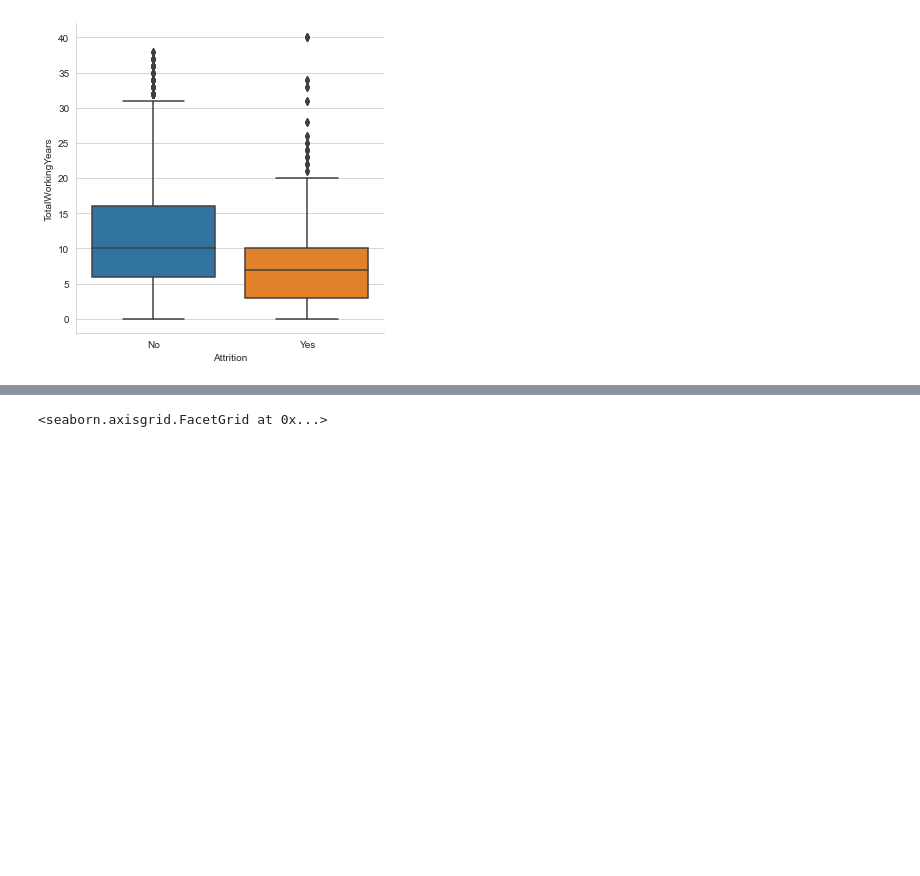
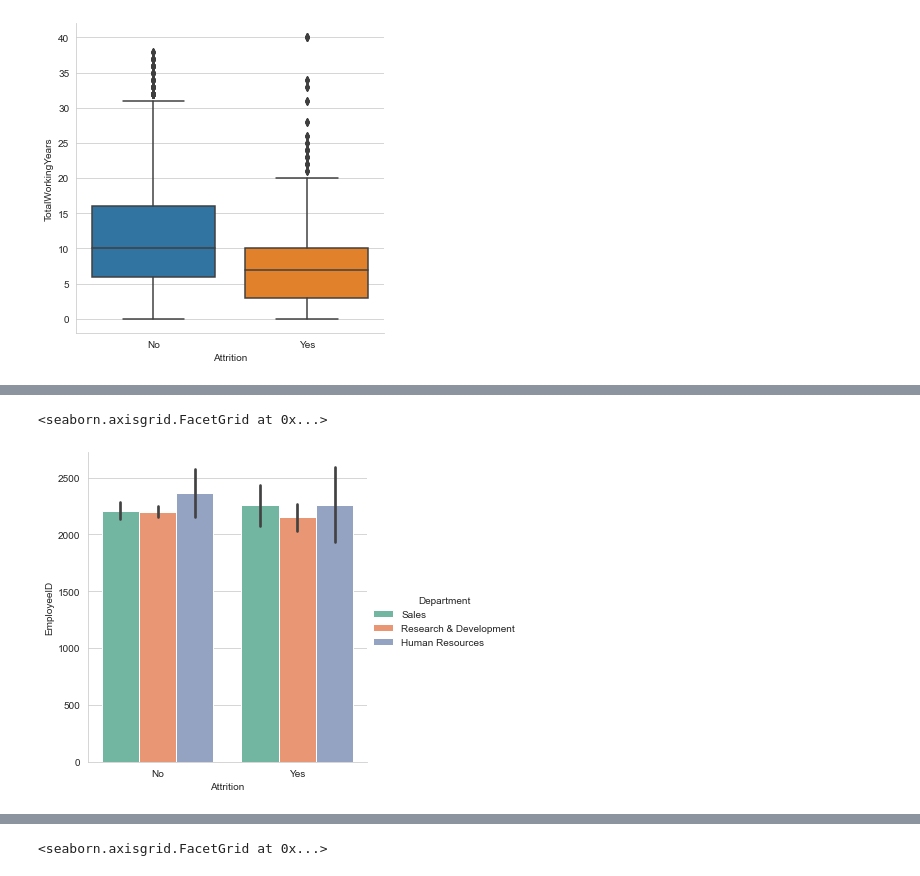
Before and after one commit to JamesLi197412/HR-Analytics, a Jupyter notebook: HRAnalytics.ipynb, the cells around one changed output, grey strips where cells are left out. Cells and saved outputs as stored; diff of their text form; code cells hidden in the pictures; blank space fills up the shorter version.

```diff
--- a/HRAnalytics.ipynb
+++ b/HRAnalytics.ipynb
@@ -180,0 +227,7 @@ sns.factorplot(data=general,kind='count',x='Attrition',col='Department')
+# %%
+# Example 5: Bar plot with processed data
+sns.catplot(x='Attrition', y='EmployeeID', hue='Department', data=general, kind='bar', size = 5, palette='Set2')
+plt.show()
+# %% [output]
+<seaborn.axisgrid.FacetGrid at 0x...>
+[figure, added]
```
Also changed, not shown: parts of 27 cells of this notebook, 1 other file.
